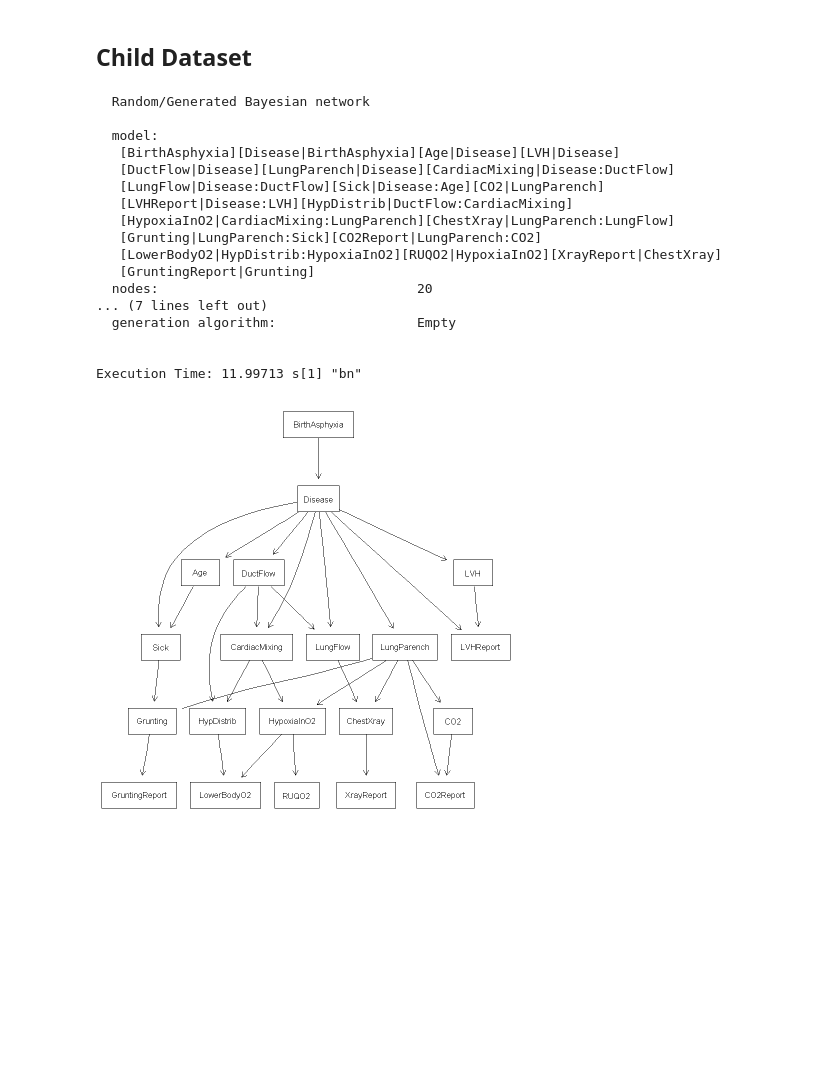
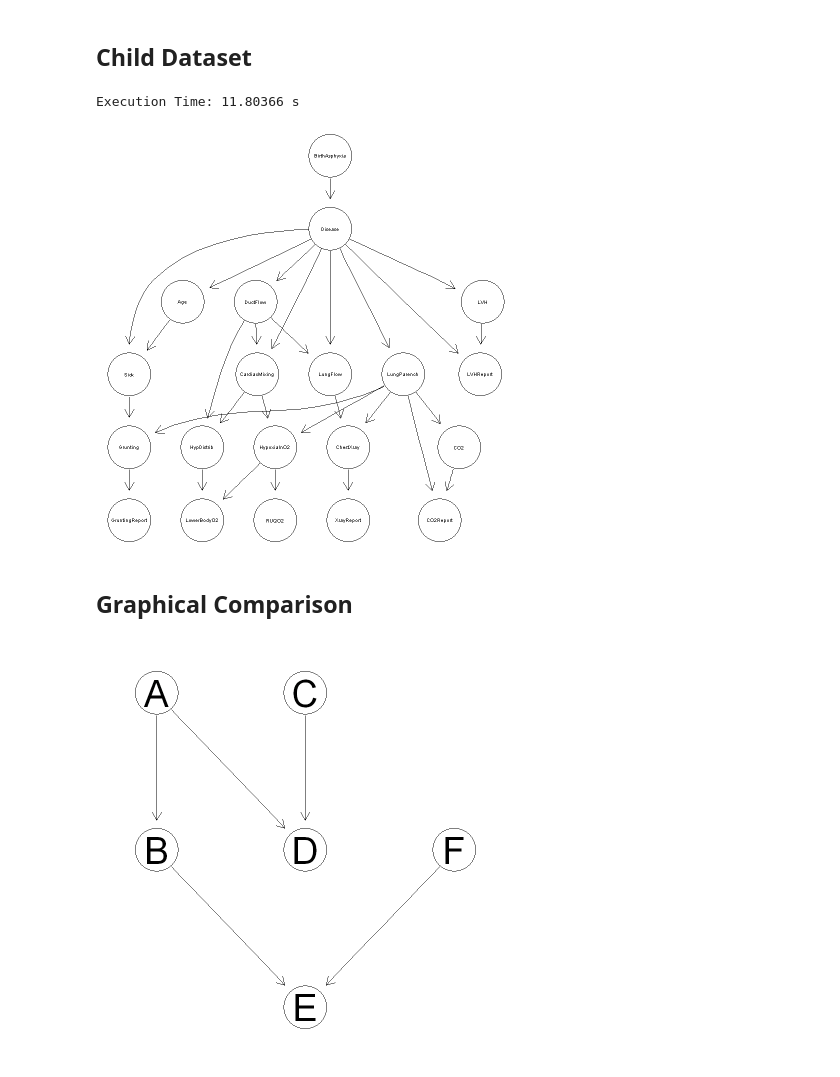
Before and after one commit to sofiadilucia/Bayesian-Networks, a Jupyter notebook: k2_algo.ipynb, the cells around one changed output. Cells and saved outputs as stored; diff of their text form; code cells hidden in the pictures; blank space fills up the shorter version.

```diff
--- a/k2_algo.ipynb
+++ b/k2_algo.ipynb
@@ -213,16 +251,16 @@ ERROR: Error in exploscorer(df, upperbound): non trovo la funzione "exploscorer"
 # %% [markdown]
 ## Learning Dataset
 # %%
-df <- learning.test
-#print(sapply(df, class))
-df <- factor_remover(df)
+df <- dataset(learning.test)
 
 learning_result <- k2(dataset=df, upperbound = 3, nodes.order = c("A","B","C","D","F","E"))
-edges <- learning_result$edges
-dag <- learning_result$dag
-score <- learning_result$score
 
-cat("\nscore", score)
+learning.edges <- learning_result$edges
+learning.dag <- learning_result$dag
+learning.score <- learning_result$score
+
+#cat("\nscore")
+#print(score)
 # Plot it
-graphviz.plot(dag)
+graphviz.plot(x = learning.dag, shape = "circle")
 # %% [output]
@@ -234,14 +274,11 @@ score -24006.73
 # %%
-asia_dataset <- asia()
-asia_df <- as.data.frame(raw.data(asia_dataset))
-print(asia_dataset@variables)
-colnames(asia_df) <- asia_dataset@variables
+asia_df <- dataset(asia())
 ordering_asia <- colnames(asia_df)[c(3,1,2,4,5,6,7,8)]
 asia_result <- k2(asia_df, upperbound=3, nodes.order=colnames(asia_df))
 
-edges <- asia_result$edges
-dag <- asia_result$dag
+asia.edges <- asia_result$edges
+asia.dag <- asia_result$dag
 
 # Plot it
-graphviz.plot(dag)
+graphviz.plot(x = asia.dag, shape = "circle")
 # %% [output]
@@ -269,34 +287,16 @@ Execution Time: 1.563676 s[1] "bn"
 # %% [markdown]
 ## Child Dataset
 # %%
-child_dataset <- child()
-child_df <- as.data.frame(raw.data(child_dataset))
-colnames(child_df) <- child_dataset@variables
-ordering_asia <- colnames(child_df)
-child_result <- k2(child_df, upperbound=3, nodes.order=colnames(child_df))
+child <- dataset(child())
+child_result <- k2(child, upperbound=3, nodes.order=colnames(child))
 
-edges <- child_result$edges
-dag <- child_result$dag
-#g <- graph_from_edgelist(edges, directed = TRUE)
+child.edges <- child_result$edges
+child.dag <- child_result$dag
 
 # Plot it
-graphviz.plot(dag)
+graphviz.plot(child.dag, shape = "circle")
 # %% [output]
-  Random/Generated Bayesian network
-
-  model:
-   [BirthAsphyxia][Disease|BirthAsphyxia][Age|Disease][LVH|Disease]
-   [DuctFlow|Disease][LungParench|Disease][CardiacMixing|Disease:DuctFlow]
-   [LungFlow|Disease:DuctFlow][Sick|Disease:Age][CO2|LungParench]
-   [LVHReport|Disease:LVH][HypDistrib|DuctFlow:CardiacMixing]
-   [HypoxiaInO2|CardiacMixing:LungParench][ChestXray|LungParench:LungFlow]
-   [Grunting|LungParench:Sick][CO2Report|LungParench:CO2]
-   [LowerBodyO2|HypDistrib:HypoxiaInO2][RUQO2|HypoxiaInO2][XrayReport|ChestXray]
-   [GruntingReport|Grunting]
-  nodes:                                 20
-... (7 lines left out)
-  generation algorithm:                  Empty
-
-
-Execution Time: 11.99713 s[1] "bn"
+Execution Time: 11.80366 s
-[figure, old version]
+[figure, new version]
+# %% [markdown]
+## Graphical Comparison
@@ -302,0 +313,4 @@ Execution Time: 11.99713 s[1] "bn"
+# %%
+graphviz.compare(learning.library.dag, learning.dag, shape = "circle")
+# %% [output]
+[figure, added]
```
Also changed, not shown: parts of 30 cells of this notebook.
